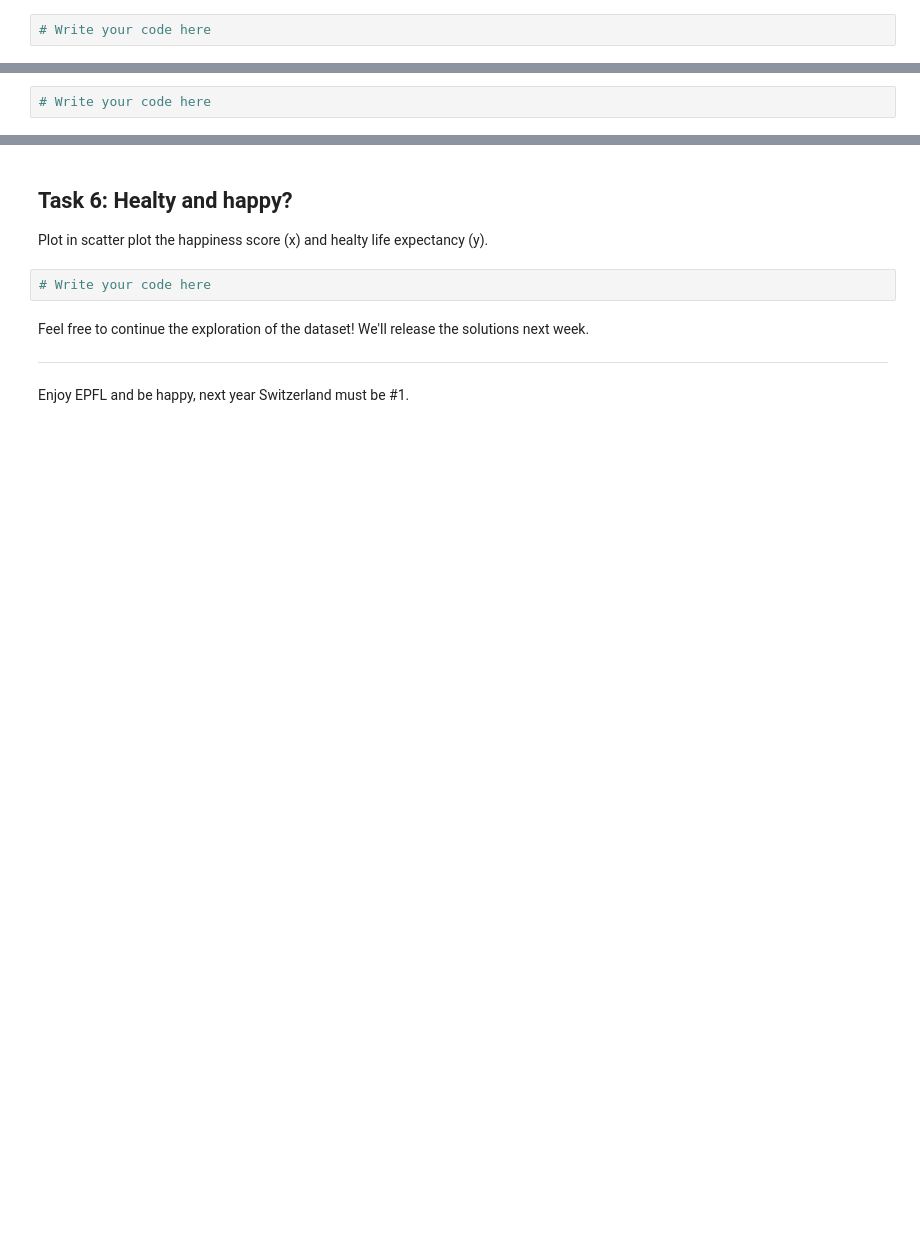
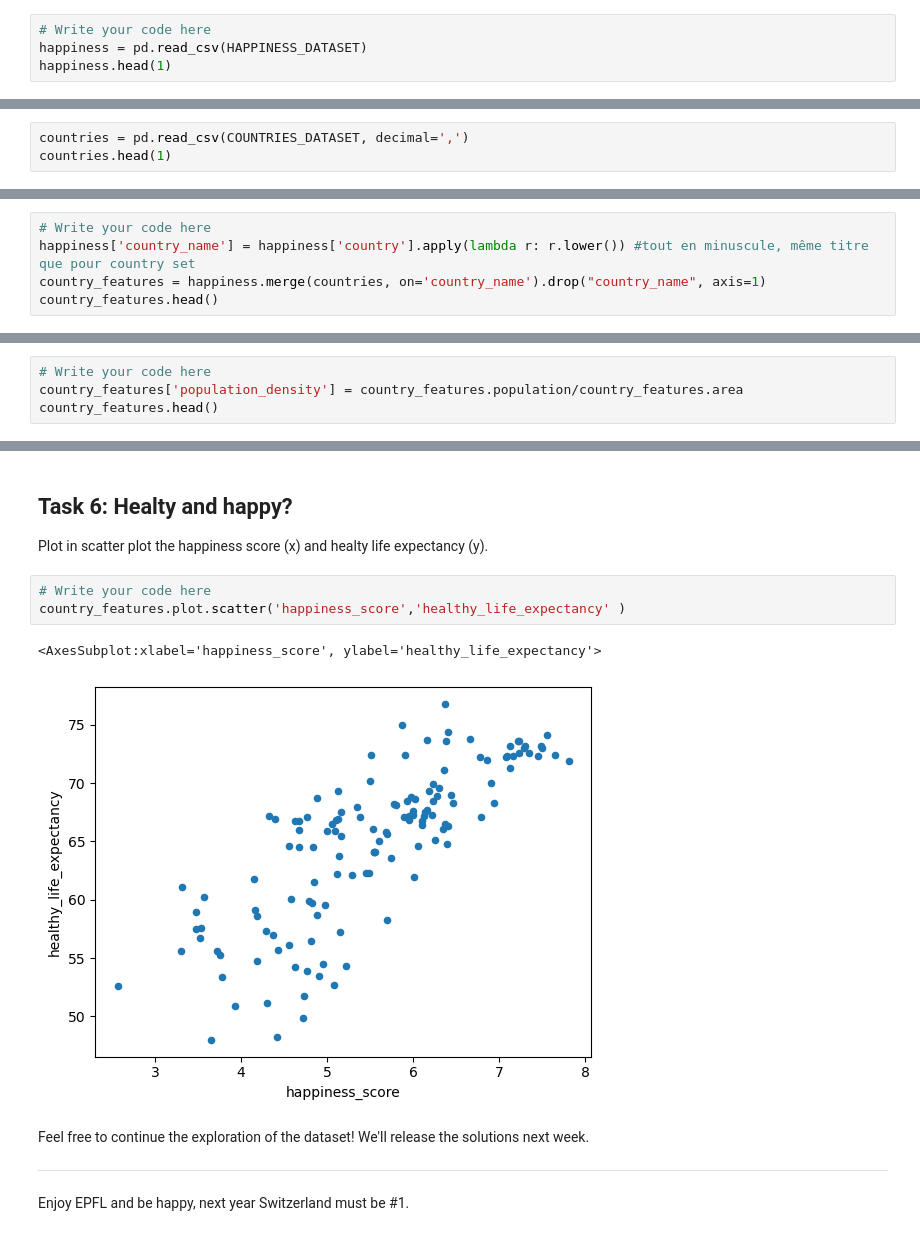
Before and after one commit to rmonney/2022, a Jupyter notebook: Tutorials/01 - Handling data/Happiness.ipynb, the cells around one changed output, grey strips where cells are left out. Saved outputs shown, nothing was run; the diff lists cells and outputs as text; blank space fills up the shorter version.

Commit message:
happiness_exo

```diff
--- a/Tutorials/01 - Handling data/Happiness.ipynb
+++ b/Tutorials/01 - Handling data/Happiness.ipynb
@@ -42,3 +45,5 @@ Load the 2 datasets in Pandas dataframes (called *happiness* and *countries*), a
 **Hint**: Use the correct reader and verify the data has the expected format.
 # %%
 # Write your code here
+happiness = pd.read_csv(HAPPINESS_DATASET)
+happiness.head(1)
@@ -44,0 +53,3 @@ Load the 2 datasets in Pandas dataframes (called *happiness* and *countries*), a
+# %%
+countries = pd.read_csv(COUNTRIES_DATASET, decimal=',')
+countries.head(1)
@@ -52,0 +65,5 @@ Create a dataframe called *country_features* by merging *happiness* and *countri
+# %%
+# Write your code here
+happiness['country_name'] = happiness['country'].apply(lambda r: r.lower()) #tout en minuscule, même titre que pour country set
+country_features = happiness.merge(countries, on='country_name').drop("country_name", axis=1)
+country_features.head()
@@ -93,3 +172,5 @@ Print the raw number and the percentage of world population that is illiterate.
 Add to the dataframe a new field called *population_density* computed by dividing *population* by *area*.
 # %%
 # Write your code here
+country_features['population_density'] = country_features.population/country_features.area
+country_features.head()
@@ -103,6 +197,10 @@ What is the happiness score of the 3 countries with lowest population density?
 Plot in scatter plot the happiness score (x) and healty life expectancy (y).
 # %%
 # Write your code here
+country_features.plot.scatter('happiness_score','healthy_life_expectancy' )
+# %% [output]
+<AxesSubplot:xlabel='happiness_score', ylabel='healthy_life_expectancy'>
+[figure, added]
 # %% [markdown]
 Feel free to continue the exploration of the dataset! We'll release the solutions next week.
 
```
Also changed, not shown: parts of 18 cells of this notebook.
